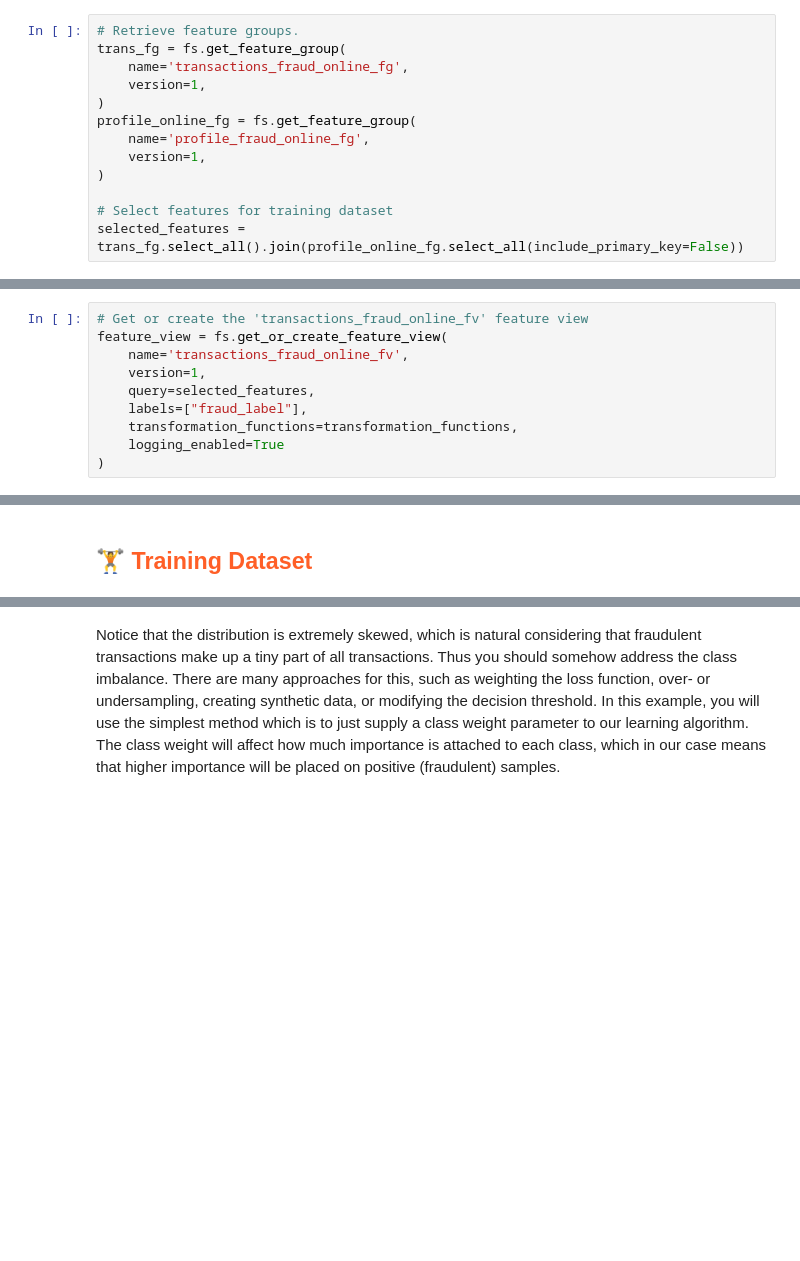
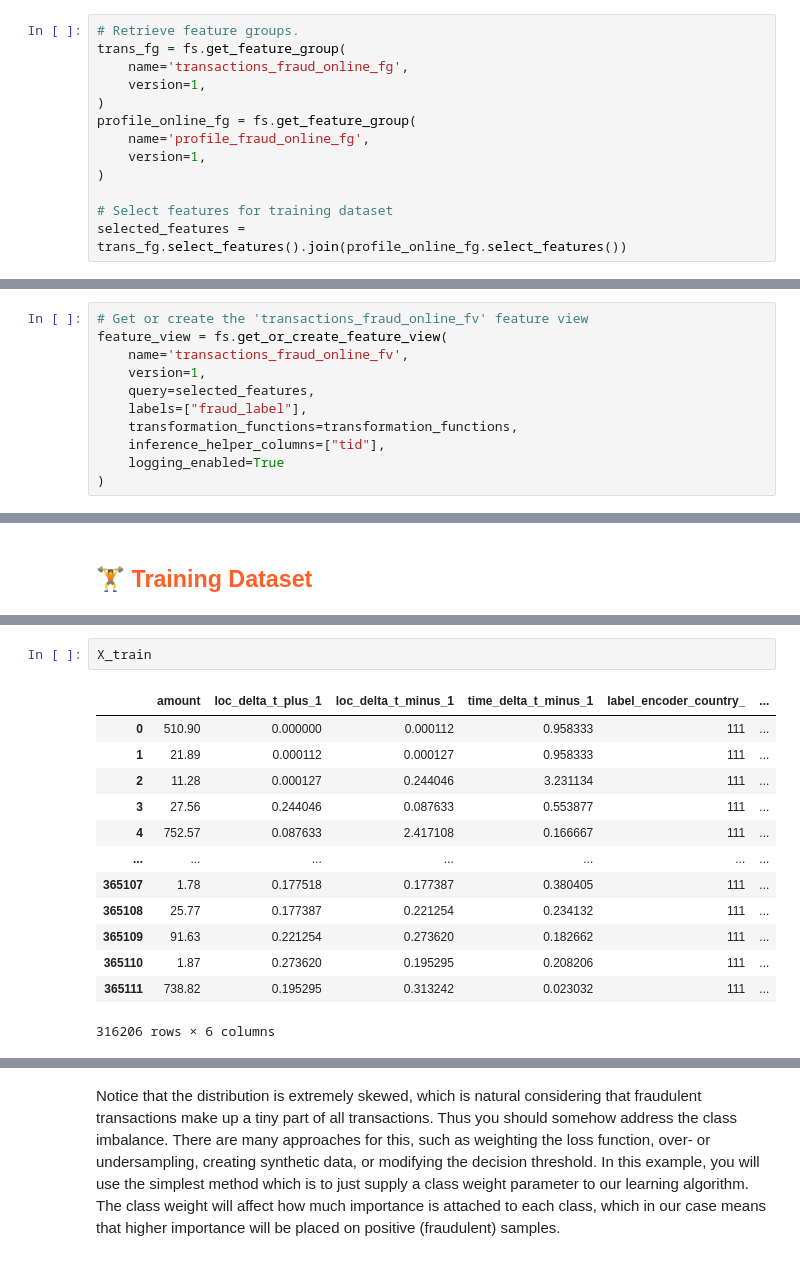
Before and after one commit to logicalclocks/hopsworks-tutorials, a Jupyter notebook: real-time-ai-systems/fraud_online/2_fraud_online_training_pipeline.ipynb, the cells around one changed output, grey strips where cells are left out. Saved outputs shown, nothing was run; the diff lists cells and outputs as text; blank space fills up the shorter version.

```diff
--- a/real-time-ai-systems/fraud_online/2_fraud_online_training_pipeline.ipynb
+++ b/real-time-ai-systems/fraud_online/2_fraud_online_training_pipeline.ipynb
@@ -62,4 +66,4 @@ profile_online_fg = fs.get_feature_group(
 )
 
 # Select features for training dataset
-selected_features = trans_fg.select_all().join(profile_online_fg.select_all(include_primary_key=False))
+selected_features = trans_fg.select_features().join(profile_online_fg.select_features())
@@ -97,5 +104,6 @@ feature_view = fs.get_or_create_feature_view(
     query=selected_features,
     labels=["fraud_label"],
     transformation_functions=transformation_functions,
+    inference_helper_columns=["tid"],
     logging_enabled=True
 )
@@ -117,3 +134,19 @@ X_train, X_test, y_train, y_test = feature_view.train_test_split(
+# %%
+X_train
+# %% [output]
+|  | amount | loc_delta_t_plus_1 | loc_delta_t_minus_1 | time_delta_t_minus_1 | label_encoder_country_ | ... |
+| 0 | 510.90 | 0.000000 | 0.000112 | 0.958333 | 111 | ... |
+| 1 | 21.89 | 0.000112 | 0.000127 | 0.958333 | 111 | ... |
+| 2 | 11.28 | 0.000127 | 0.244046 | 3.231134 | 111 | ... |
+| 3 | 27.56 | 0.244046 | 0.087633 | 0.553877 | 111 | ... |
+| 4 | 752.57 | 0.087633 | 2.417108 | 0.166667 | 111 | ... |
+| ... | ... | ... | ... | ... | ... | ... |
+| 365107 | 1.78 | 0.177518 | 0.177387 | 0.380405 | 111 | ... |
+| 365108 | 25.77 | 0.177387 | 0.221254 | 0.234132 | 111 | ... |
+| 365109 | 91.63 | 0.221254 | 0.273620 | 0.182662 | 111 | ... |
+| 365110 | 1.87 | 0.273620 | 0.195295 | 0.208206 | 111 | ... |
+| 365111 | 738.82 | 0.195295 | 0.313242 | 0.023032 | 111 | ... |
+316206 rows × 6 columns
 # %% [markdown]
 The feature view and training dataset are now visible in the UI
 
```
Also changed, not shown: parts of 25 cells of this notebook, 4 other files.
